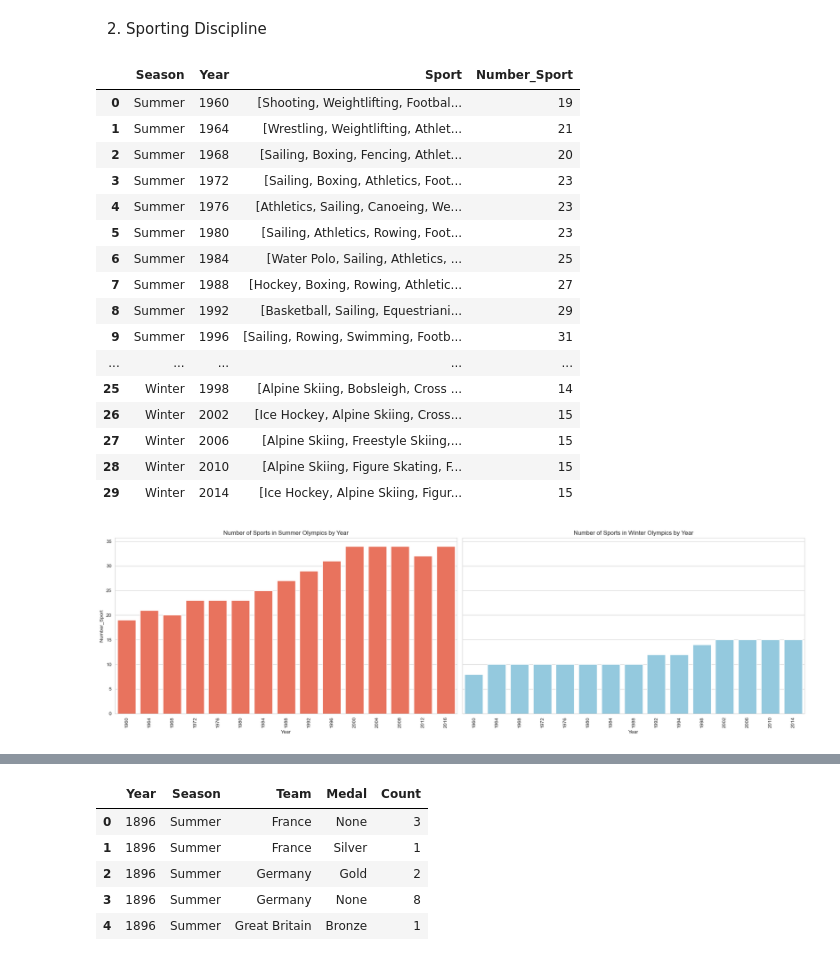
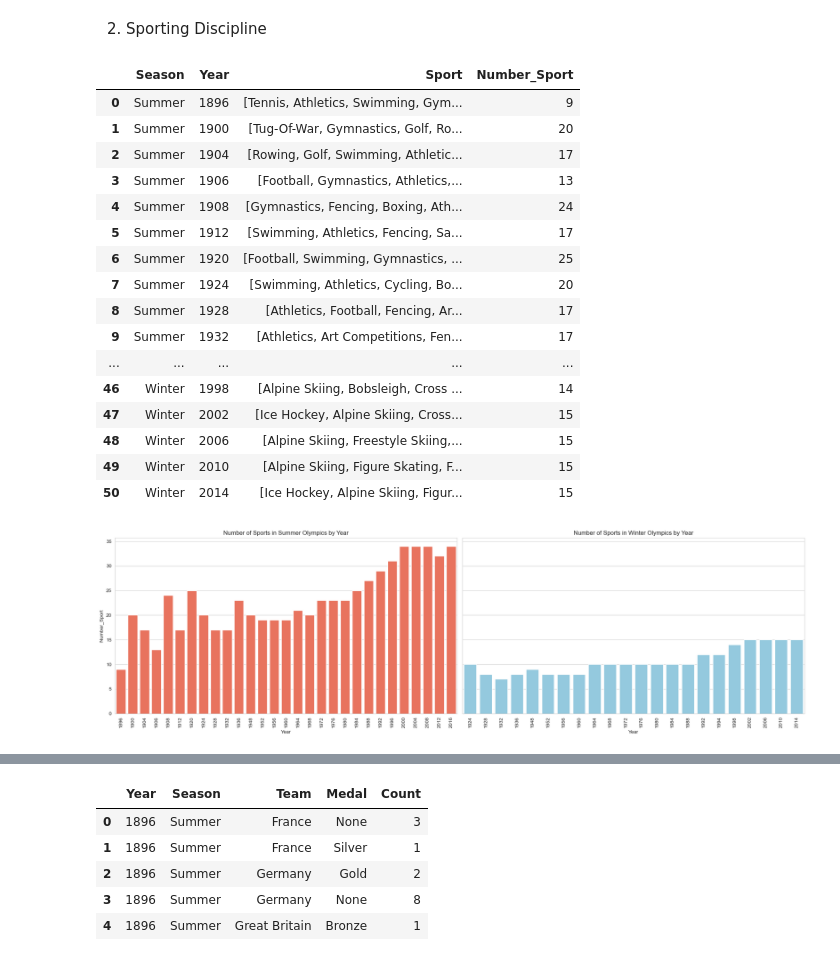
Before and after one commit to com-480-data-visualization/project-2024-okay-guys, a Jupyter notebook: EDA.ipynb, the cells around one changed output, grey strips where cells are left out. Drawn from its saved outputs; the diff is of its cells as text; code cells hidden in the pictures.

```diff
--- a/EDA.ipynb
+++ b/EDA.ipynb
@@ -344,43 +356,53 @@ plt.show()
 # %% [markdown]
 2.  Sporting Discipline
 # %%
-sports_per_year = olympics_descriptives.groupby(['Season', 'Year'])['Sport'].unique()
+# Group by Season and Year and get unique sports
+sports_per_year = olympics_data.groupby(['Season', 'Year'])['Sport'].unique()
 
+# Convert the result to a DataFrame and reset index
 sports_per_year = pd.DataFrame(sports_per_year).reset_index()
 
+# Calculate the number of unique sports for each year
 sports_per_year['Number_Sport'] = sports_per_year['Sport'].apply(len)
+
+# Display the DataFrame
 display(sports_per_year)
 # %% [output]
 |  | Season | Year | Sport | Number_Sport |
-| 0 | Summer | 1960 | [Shooting, Weightlifting, Footbal... | 19 |
-| 1 | Summer | 1964 | [Wrestling, Weightlifting, Athlet... | 21 |
-| 2 | Summer | 1968 | [Sailing, Boxing, Fencing, Athlet... | 20 |
-| 3 | Summer | 1972 | [Sailing, Boxing, Athletics, Foot... | 23 |
-| 4 | Summer | 1976 | [Athletics, Sailing, Canoeing, We... | 23 |
-| 5 | Summer | 1980 | [Sailing, Athletics, Rowing, Foot... | 23 |
-| 6 | Summer | 1984 | [Water Polo, Sailing, Athletics, ... | 25 |
-| 7 | Summer | 1988 | [Hockey, Boxing, Rowing, Athletic... | 27 |
-| 8 | Summer | 1992 | [Basketball, Sailing, Equestriani... | 29 |
-| 9 | Summer | 1996 | [Sailing, Rowing, Swimming, Footb... | 31 |
+| 0 | Summer | 1896 | [Tennis, Athletics, Swimming, Gym... | 9 |
+| 1 | Summer | 1900 | [Tug-Of-War, Gymnastics, Golf, Ro... | 20 |
+| 2 | Summer | 1904 | [Rowing, Golf, Swimming, Athletic... | 17 |
+| 3 | Summer | 1906 | [Football, Gymnastics, Athletics,... | 13 |
+| 4 | Summer | 1908 | [Gymnastics, Fencing, Boxing, Ath... | 24 |
+| 5 | Summer | 1912 | [Swimming, Athletics, Fencing, Sa... | 17 |
+| 6 | Summer | 1920 | [Football, Swimming, Gymnastics, ... | 25 |
+| 7 | Summer | 1924 | [Swimming, Athletics, Cycling, Bo... | 20 |
+| 8 | Summer | 1928 | [Athletics, Football, Fencing, Ar... | 17 |
+| 9 | Summer | 1932 | [Athletics, Art Competitions, Fen... | 17 |
 | ... | ... | ... | ... | ... |
-| 25 | Winter | 1998 | [Alpine Skiing, Bobsleigh, Cross ... | 14 |
-| 26 | Winter | 2002 | [Ice Hockey, Alpine Skiing, Cross... | 15 |
-| 27 | Winter | 2006 | [Alpine Skiing, Freestyle Skiing,... | 15 |
-| 28 | Winter | 2010 | [Alpine Skiing, Figure Skating, F... | 15 |
-| 29 | Winter | 2014 | [Ice Hockey, Alpine Skiing, Figur... | 15 |
+| 46 | Winter | 1998 | [Alpine Skiing, Bobsleigh, Cross ... | 14 |
+| 47 | Winter | 2002 | [Ice Hockey, Alpine Skiing, Cross... | 15 |
+| 48 | Winter | 2006 | [Alpine Skiing, Freestyle Skiing,... | 15 |
+| 49 | Winter | 2010 | [Alpine Skiing, Figure Skating, F... | 15 |
+| 50 | Winter | 2014 | [Ice Hockey, Alpine Skiing, Figur... | 15 |
 # %%
+# Create subplots for Summer and Winter Olympics
 fig, axes = plt.subplots(1, 2, figsize=(20, 6), sharey=True)
 
-sns.barplot(x='Year', y='Number_Sport', data=sports_per_year[sports_per_year['Season'] == 'Summer'], ax=axes[0], color = 'tomato')
+# Plot the number of sports in Summer Olympics by year
+sns.barplot(x='Year', y='Number_Sport', data=sports_per_year[sports_per_year['Season'] == 'Summer'], ax=axes[0], color='tomato')
 axes[0].set_title('Number of Sports in Summer Olympics by Year')
+axes[0].xaxis.set_major_locator(ticker.FixedLocator(axes[0].get_xticks()))
 axes[0].set_xticklabels(axes[0].get_xticklabels(), rotation=90)
 
-sns.barplot(x='Year', y='Number_Sport', data=sports_per_year[sports_per_year['Season'] == 'Winter'], ax=axes[1], color = 'skyblue')
+# Plot the number of sports in Winter Olympics by year
+sns.barplot(x='Year', y='Number_Sport', data=sports_per_year[sports_per_year['Season'] == 'Winter'], ax=axes[1], color='skyblue')
 axes[1].set_title('Number of Sports in Winter Olympics by Year')
+axes[1].xaxis.set_major_locator(ticker.FixedLocator(axes[1].get_xticks()))
 axes[1].set_xticklabels(axes[1].get_xticklabels(), rotation=90)
 
+# Adjust layout and show plot
 plt.tight_layout()
-
 plt.show()
 # %% [output]
-[figure, old version]
+[figure, new version]
```
Also changed, not shown: parts of 33 cells of this notebook.
